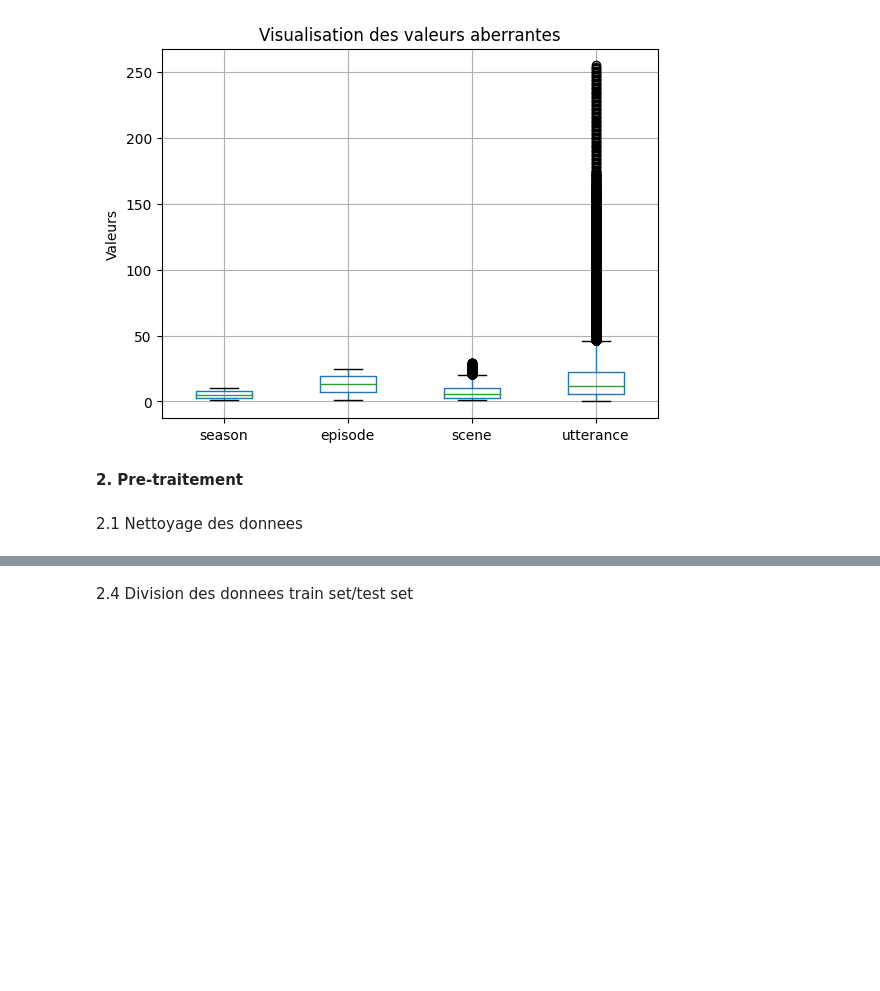
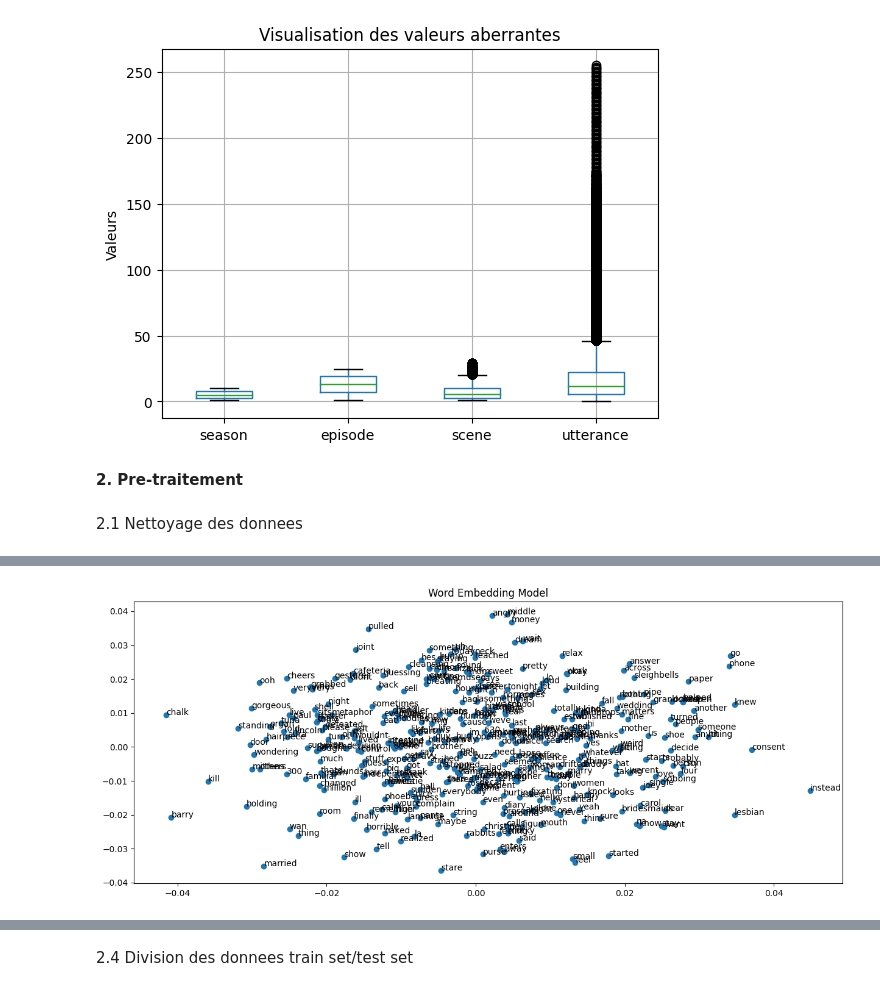
Before and after one commit to najouaelfethi/Chatbot-Friends, a Jupyter notebook: chatbot_friends.ipynb, the cells around one changed output, grey strips where cells are left out. Saved outputs shown, nothing was run; the diff lists cells and outputs as text; code cells hidden in the pictures; blank space fills up the shorter version.

```diff
--- a/chatbot_friends.ipynb
+++ b/chatbot_friends.ipynb
@@ -256,0 +285,4 @@ Text Vectorization
+# %%
+#Word Embeddings using Skip-Gram
+model = Word2Vec(data['processed_text'][:100],vector_size=50, window=3, min_count=1, workers=4)
+print(model.wv['nothing'])
@@ -256,0 +299,16 @@ Text Vectorization
+# %%
+#vocabulary of unique words
+words = list(model.wv.index_to_key)
+vectors = [model.wv.get_vector(word) for word in words]
+#reduce dimenssions
+pca = PCA(n_components=2)#transform data into 2D
+result = pca.fit_transform(vectors)
+#plot
+plt.figure(figsize=(15, 6))
+plt.title('Word Embedding Model')
+plt.scatter(result[:, 0], result[:, 1])
+for i, word in enumerate(words):
+    plt.annotate(word, xy=(result[i, 0], result[i, 1]))
+plt.show()
+# %% [output]
+[figure, added]
```
Also changed, not shown: parts of 19 cells of this notebook.
